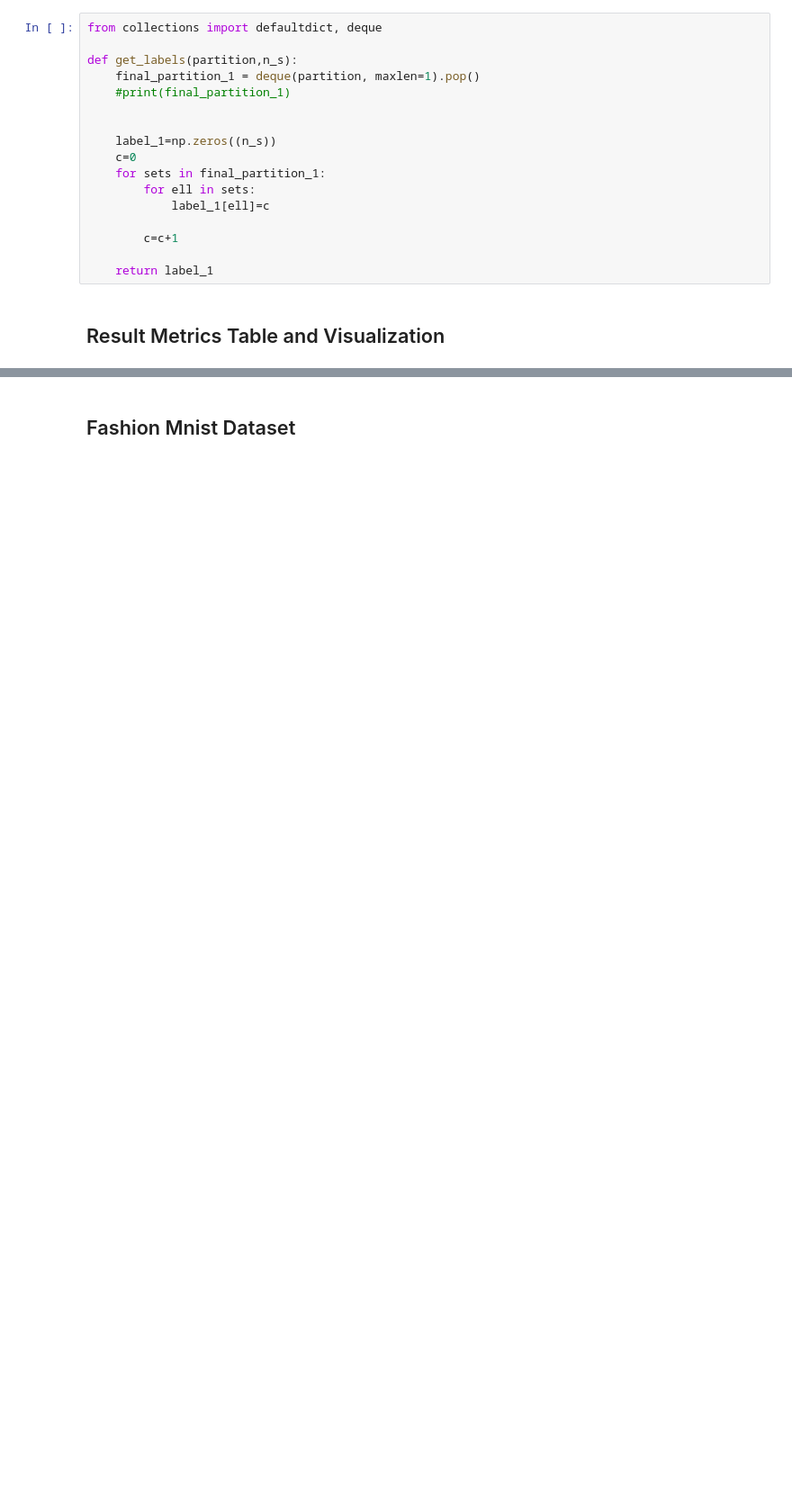
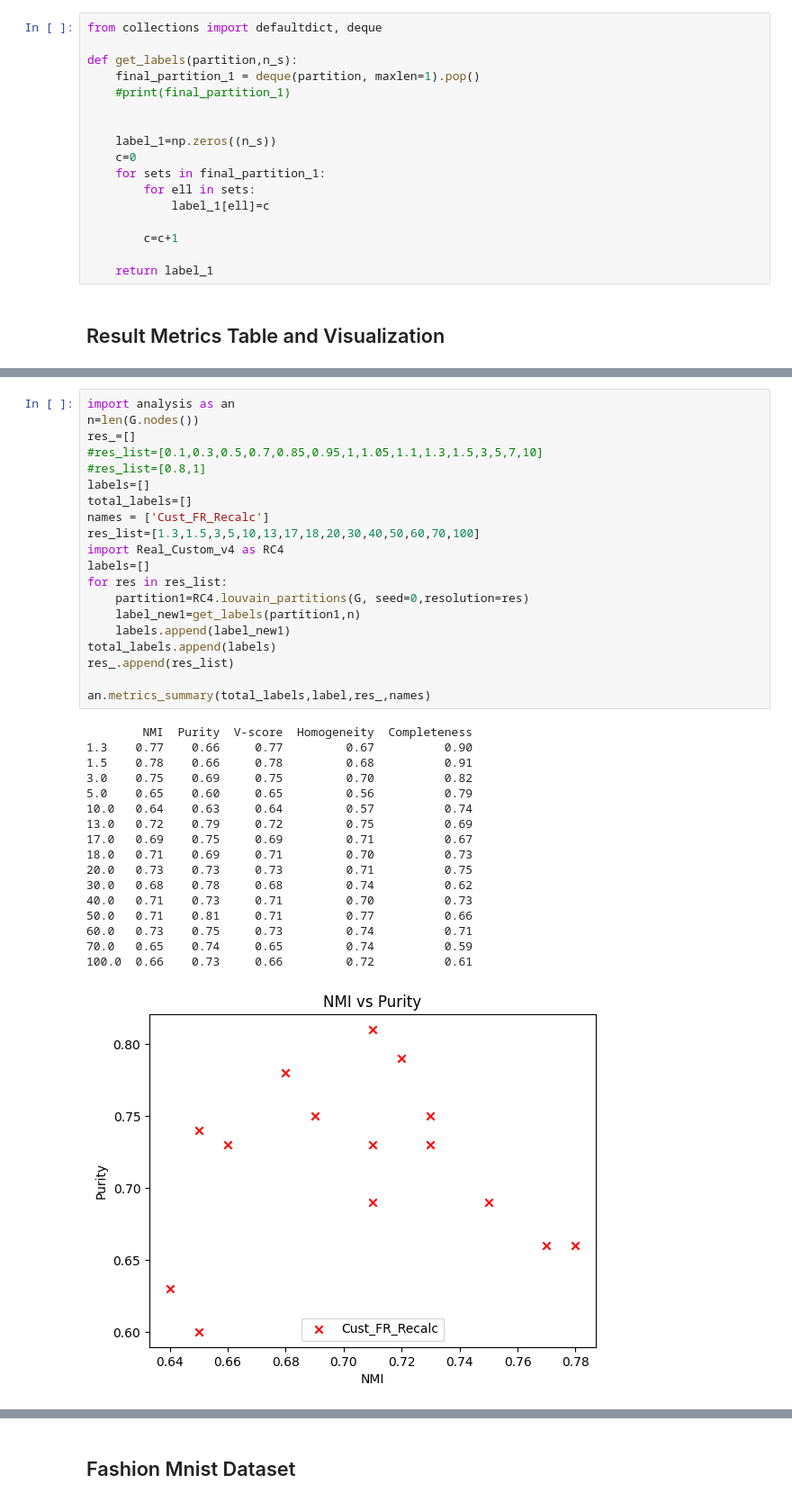
Before and after one commit to csmukherjee/MCPC_Clustering, a Jupyter notebook: Codes/Test_v2.ipynb, the cells around one changed output, grey strips where cells are left out. Shown at 90% size. Saved outputs shown, nothing was run; the diff lists cells and outputs as text; blank space fills up the shorter version.

```diff
--- a/Codes/Test_v2.ipynb
+++ b/Codes/Test_v2.ipynb
@@ -180,0 +187,38 @@ v3 done
+# %%
+import analysis as an
+n=len(G.nodes())
+res_=[]
+#res_list=[0.1,0.3,0.5,0.7,0.85,0.95,1,1.05,1.1,1.3,1.5,3,5,7,10]
+#res_list=[0.8,1]
+labels=[]
+total_labels=[]
+names = ['Cust_FR_Recalc']
+res_list=[1.3,1.5,3,5,10,13,17,18,20,30,40,50,60,70,100]
+import Real_Custom_v4 as RC4
+labels=[]
+for res in res_list:
+    partition1=RC4.louvain_partitions(G, seed=0,resolution=res)
+    label_new1=get_labels(partition1,n)
+    labels.append(label_new1)
+total_labels.append(labels)
+res_.append(res_list)
+
+an.metrics_summary(total_labels,label,res_,names)
+# %% [output]
+        NMI  Purity  V-score  Homogeneity  Completeness
+1.3    0.77    0.66     0.77         0.67          0.90
+1.5    0.78    0.66     0.78         0.68          0.91
+3.0    0.75    0.69     0.75         0.70          0.82
+5.0    0.65    0.60     0.65         0.56          0.79
+10.0   0.64    0.63     0.64         0.57          0.74
+13.0   0.72    0.79     0.72         0.75          0.69
+17.0   0.69    0.75     0.69         0.71          0.67
+18.0   0.71    0.69     0.71         0.70          0.73
+20.0   0.73    0.73     0.73         0.71          0.75
+30.0   0.68    0.78     0.68         0.74          0.62
+40.0   0.71    0.73     0.71         0.70          0.73
+50.0   0.71    0.81     0.71         0.77          0.66
+60.0   0.73    0.75     0.73         0.74          0.71
+70.0   0.65    0.74     0.65         0.74          0.59
+100.0  0.66    0.73     0.66         0.72          0.61
+[figure, added]
```
Also changed, not shown: parts of 12 cells of this notebook, 4 other files.
